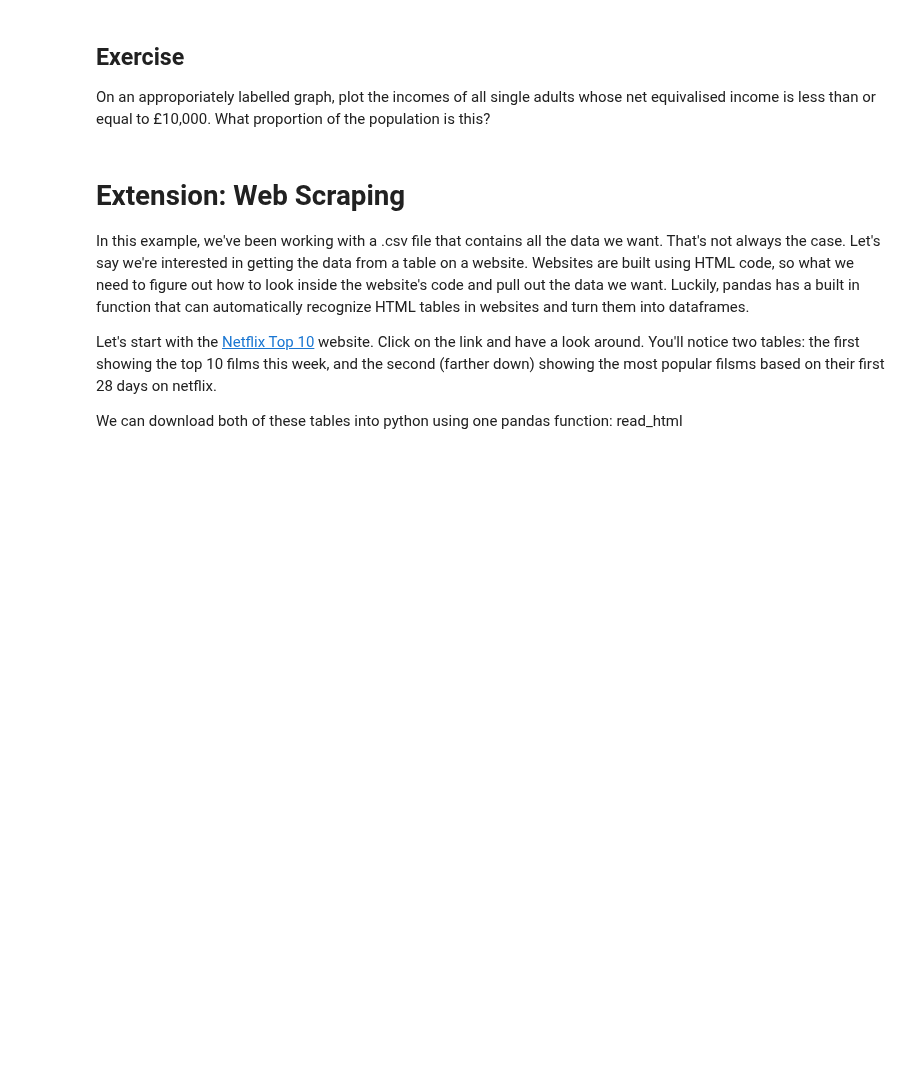
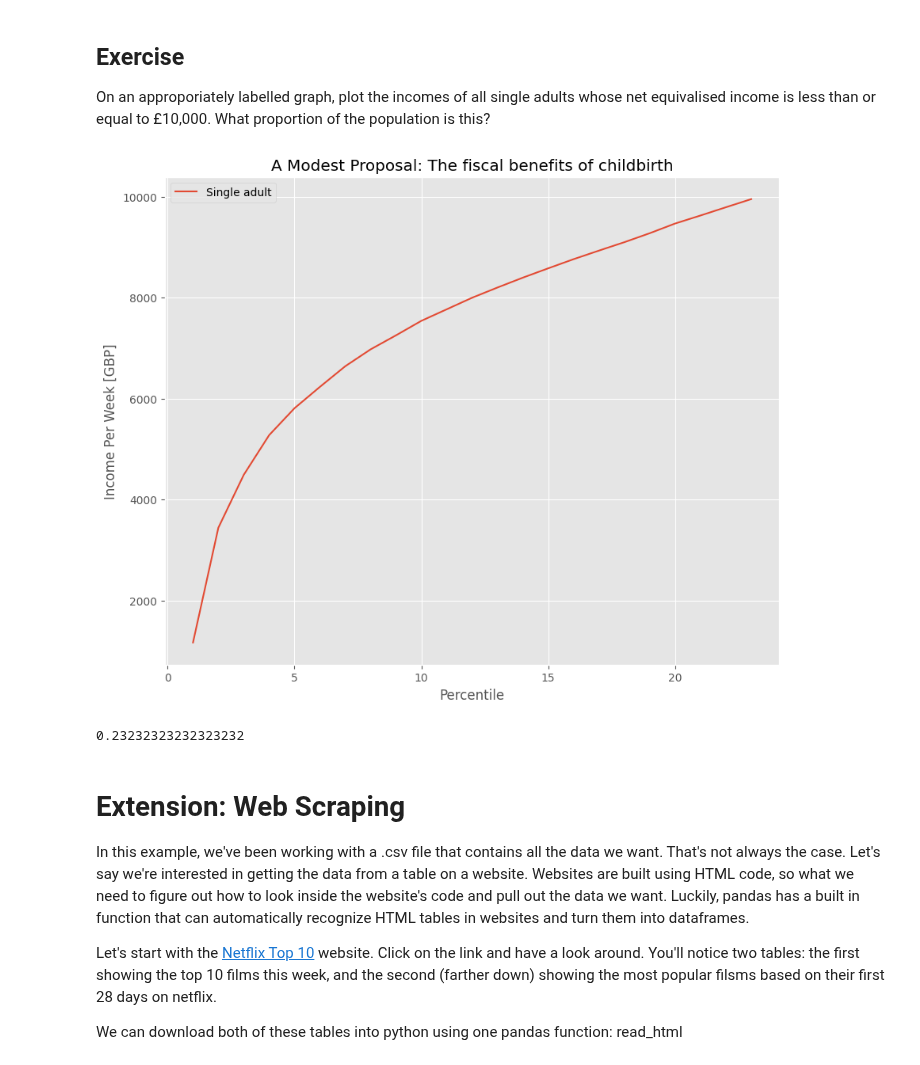
Before and after one commit to YIQISHENG/QM2, a Jupyter notebook: notebooks/W2_Working_with_Data_in_Pandas.ipynb, the cells around one changed output. Saved outputs shown, nothing was run; the diff lists cells and outputs as text; code cells hidden in the pictures; blank space fills up the shorter version.

```diff
--- a/notebooks/W2_Working_with_Data_in_Pandas.ipynb
+++ b/notebooks/W2_Working_with_Data_in_Pandas.ipynb
@@ -347,6 +422,21 @@ We won't dwell on comparative operative, here we've used ">" to mean "is greater
 # %% [markdown]
 ## Exercise
 On an approporiately labelled graph, plot the incomes of all single adults whose net equivalised income is less than or equal to £10,000. What proportion of the population is this?
+# %%
+clean = income[['Single adult']]
+clean = clean.replace(',', '', regex=True)
+clean = clean.replace('-', 'NaN', regex=True).astype('float')
+clean[clean['Single adult']<=10000].plot()
+plt.title('A Modest Proposal: The fiscal benefits of childbirth')
+plt.xlabel('Percentile')
+plt.ylabel('Income Per Week [GBP]')
+
+plt.show()
+percentile = len(clean[clean['Single adult']<=10000])/len(clean)
+print(percentile)
+# %% [output]
+[figure, added]
+0.23232323232323232
 # %% [markdown]
 # Extension: Web Scraping
 
```
Also changed, not shown: parts of 15 cells of this notebook.
